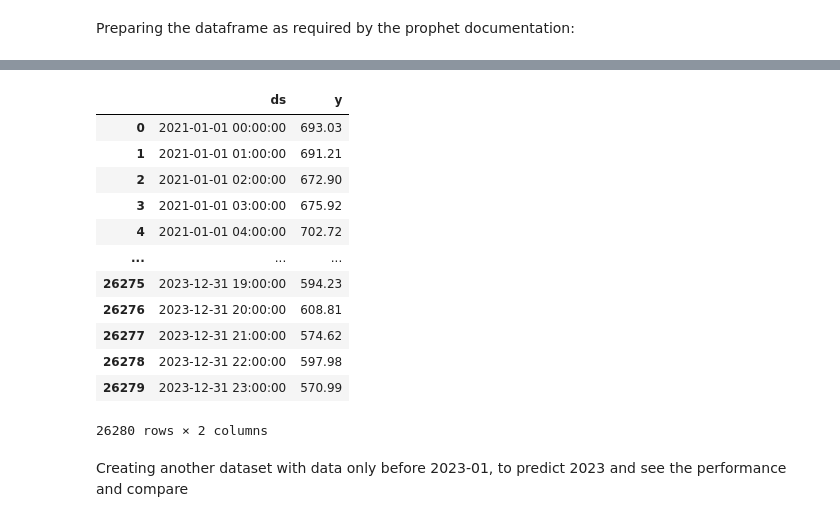
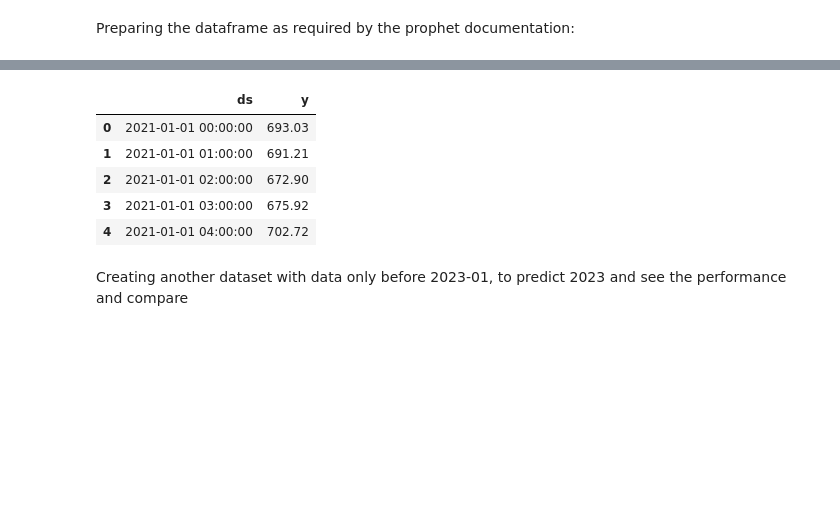
Before and after one commit to LSquarzoni/GreenTeam, a Jupyter notebook: Prophet_sandbox.ipynb, the cells around one changed output, grey strips where cells are left out. Cells and saved outputs as stored; diff of their text form; code cells hidden in the pictures; blank space fills up the shorter version.

```diff
--- a/Prophet_sandbox.ipynb
+++ b/Prophet_sandbox.ipynb
@@ -153,19 +94,13 @@ dataset_CI_fix
 # %%
-dataset_CI_fix.rename(columns={'timestamp':'ds', 'LCA+direct':'y' }, inplace=True)
-dataset_CI_fix
+dataset_CI_prophet = dataset_CI.reset_index()
+dataset_CI_prophet.rename(columns={'timestamp':'ds', 'LCA+direct':'y' }, inplace=True)
+dataset_CI_prophet.head()
 # %% [output]
 |  | ds | y |
 | 0 | 2021-01-01 00:00:00 | 693.03 |
 | 1 | 2021-01-01 01:00:00 | 691.21 |
 | 2 | 2021-01-01 02:00:00 | 672.90 |
 | 3 | 2021-01-01 03:00:00 | 675.92 |
 | 4 | 2021-01-01 04:00:00 | 702.72 |
-| ... | ... | ... |
-| 26275 | 2023-12-31 19:00:00 | 594.23 |
-| 26276 | 2023-12-31 20:00:00 | 608.81 |
-| 26277 | 2023-12-31 21:00:00 | 574.62 |
-| 26278 | 2023-12-31 22:00:00 | 597.98 |
-| 26279 | 2023-12-31 23:00:00 | 570.99 |
-26280 rows × 2 columns
 # %% [markdown]
 Creating another dataset with data only before 2023-01, to predict 2023 and see the performance and compare
```
Also changed, not shown: parts of 10 cells of this notebook, 1 other file.
